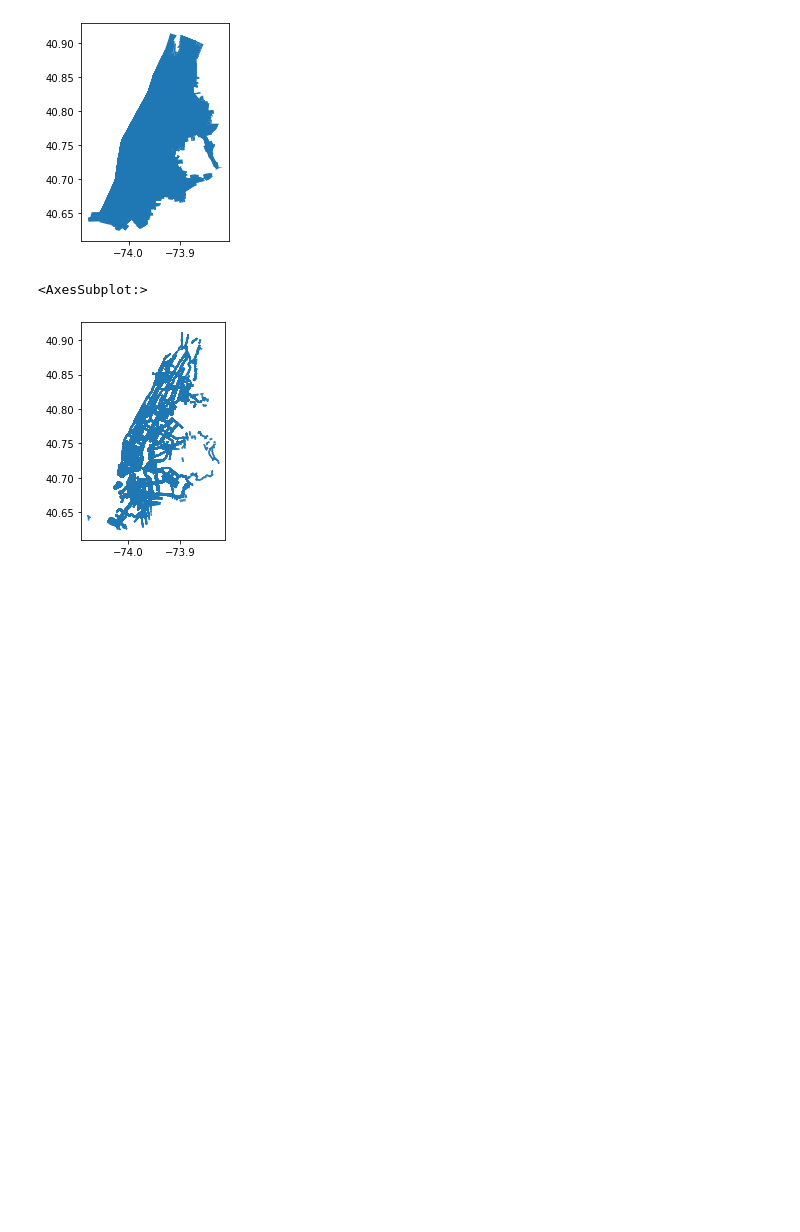
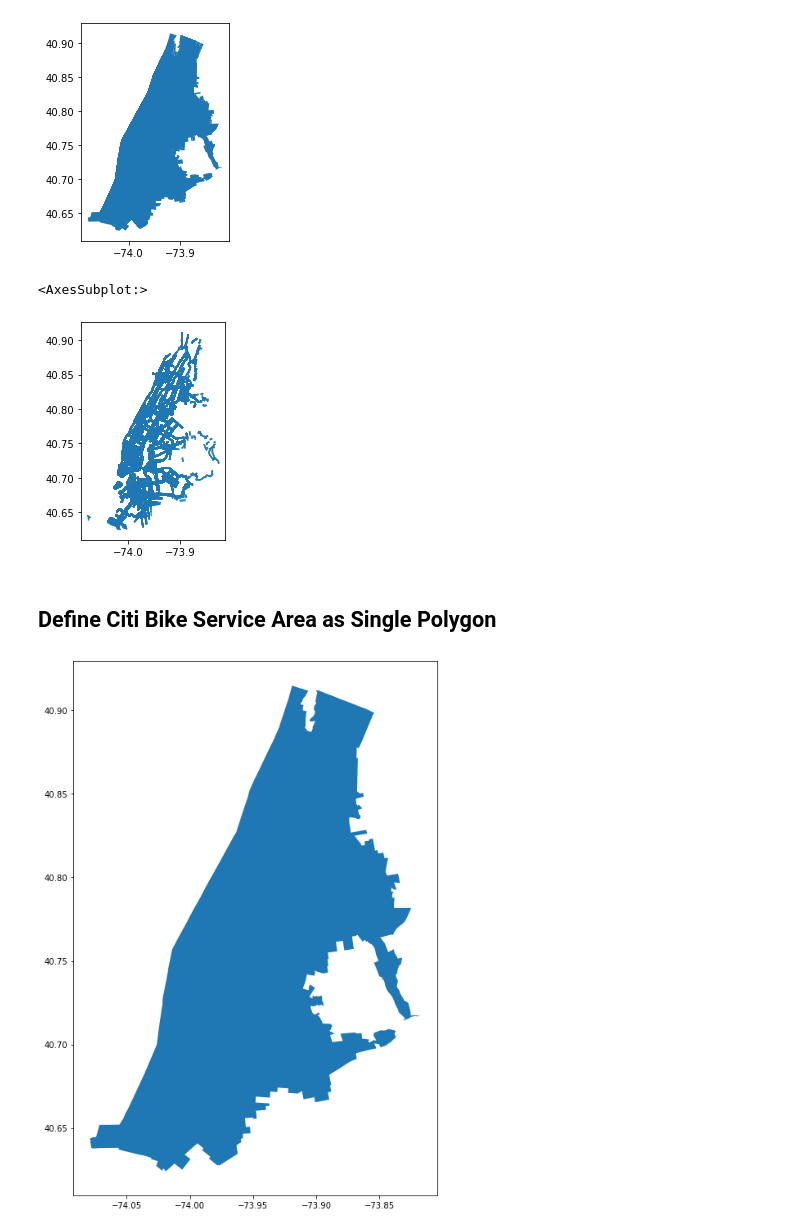
Before and after one commit to cpcarey/nyu-cusp-ads-bike, a Jupyter notebook: notebooks/cc0004_create_service_areas.ipynb, the cells around one changed output. Saved outputs shown, nothing was run; the diff lists cells and outputs as text; code cells hidden in the pictures; blank space fills up the shorter version.

Commit message:
Add service area single polygons.

```diff
--- a/notebooks/cc0004_create_service_areas.ipynb
+++ b/notebooks/cc0004_create_service_areas.ipynb
@@ -37,3 +38,5 @@ DATE_STRING = '202101'
 lanes_gdf.set_crs(CRS_LATLON)
 lanes_gdf.to_file(f'{DATA_DIR}/geo/lanes/' +
                   f'{DATE_STRING}_lanes_citibike_area.shp')
+# %% [markdown]
+## Define Citi Bike Service Area as Single Polygon
@@ -39,0 +45,12 @@ lanes_gdf.to_file(f'{DATA_DIR}/geo/lanes/' +
+# %%
+cb_union_geom = shapely.ops.unary_union(cb_single_area_gdf.geometry)
+cb_union_series = gpd.GeoSeries(cb_single_geom, crs=CRS_LATLON)
+# %%
+def plot(gdf):
+    fig, ax = plt.subplots(figsize=(12, 12))
+    gdf.plot(ax=ax)
+    plt.show()
+# %%
+plot(cb_union_series)
+# %% [output]
+[figure, added]
```
Also changed, not shown: parts of 6 cells of this notebook, 15 other files.
